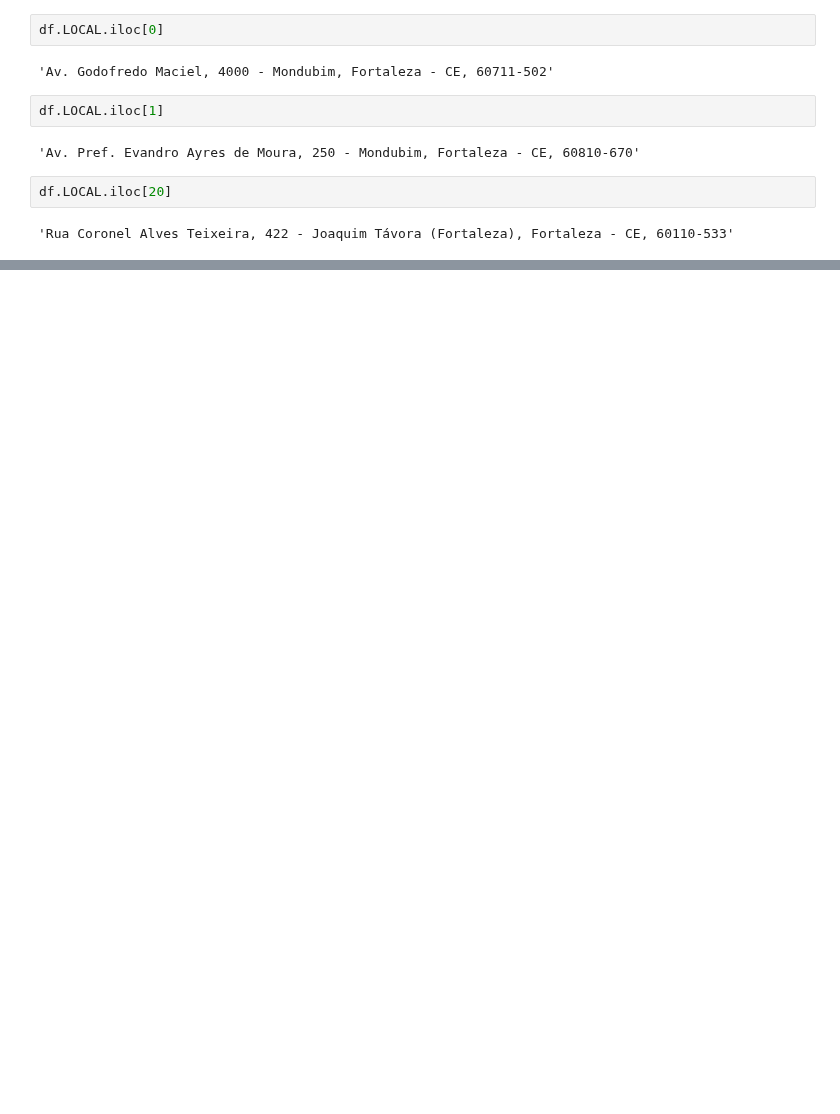
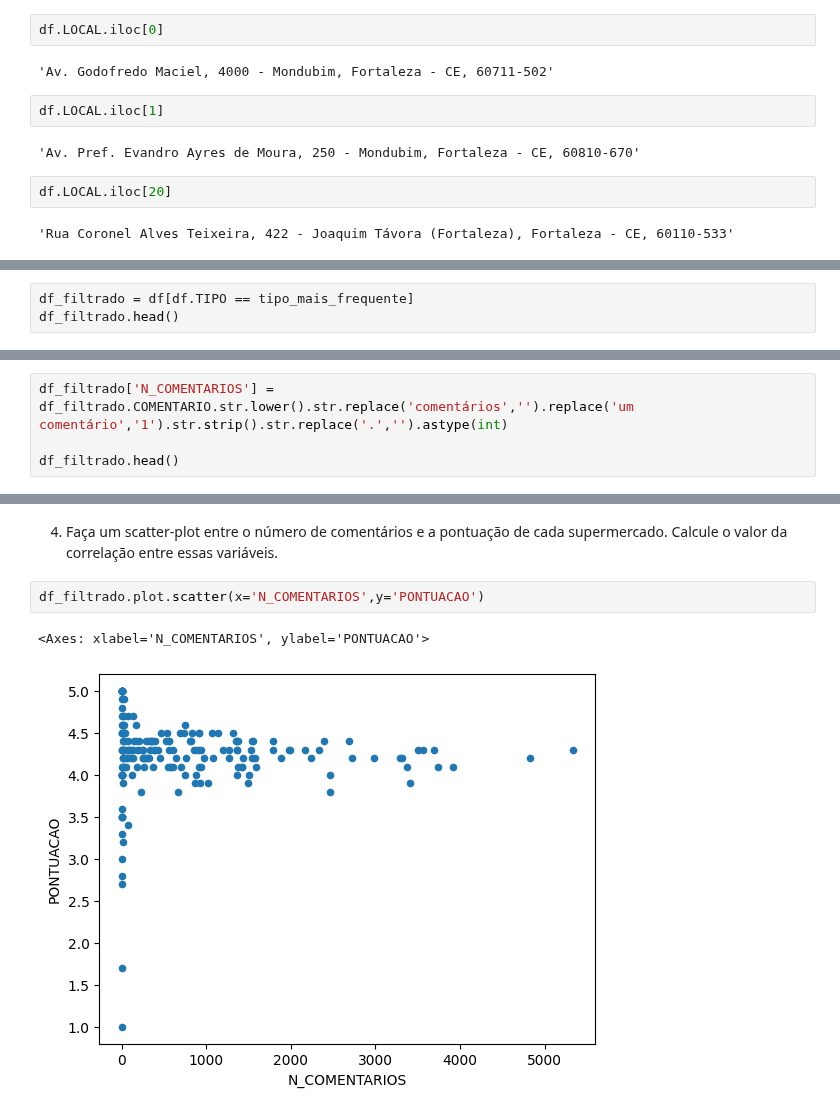
Before and after one commit to clairtonluz/MBA-em-ciencia-de-dados, a Jupyter notebook: Mineracao de Texto/exercicios/EXERCICIO-1- MINERACAO DE TEXTO- 2025.ipynb, the cells around one changed output, grey strips where cells are left out. Drawn from its saved outputs; the diff is of its cells as text; blank space fills up the shorter version.

```diff
--- a/Mineracao de Texto/exercicios/EXERCICIO-1- MINERACAO DE TEXTO- 2025.ipynb
+++ b/Mineracao de Texto/exercicios/EXERCICIO-1- MINERACAO DE TEXTO- 2025.ipynb
@@ -72,0 +87,3 @@ Name: TIPO, dtype: int64
+# %%
+df_filtrado = df[df.TIPO == tipo_mais_frequente]
+df_filtrado.head()
@@ -72,0 +99,4 @@ Name: TIPO, dtype: int64
+# %%
+df_filtrado['N_COMENTARIOS'] = df_filtrado.COMENTARIO.str.lower().str.replace('comentários','').replace('um comentário','1').str.strip().str.replace('.','').astype(int)
+
+df_filtrado.head()
@@ -72,0 +115,7 @@ Name: TIPO, dtype: int64
+# %% [markdown]
+4. Faça um scatter-plot entre o número de comentários e a pontuação de cada supermercado. Calcule o valor da correlação entre essas variáveis.
+# %%
+df_filtrado.plot.scatter(x='N_COMENTARIOS',y='PONTUACAO')
+# %% [output]
+<Axes: xlabel='N_COMENTARIOS', ylabel='PONTUACAO'>
+[figure, added]
```
Also changed, not shown: parts of 12 cells of this notebook.
